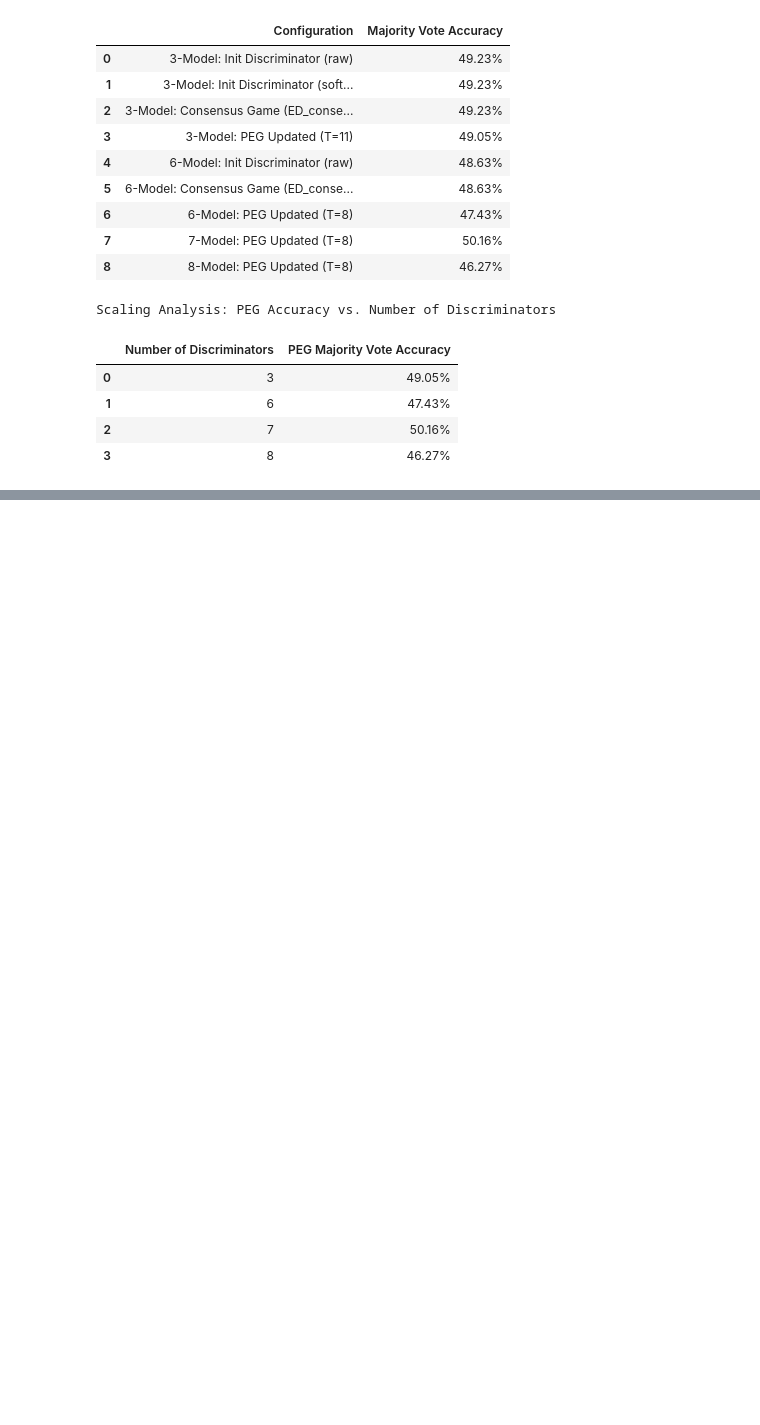
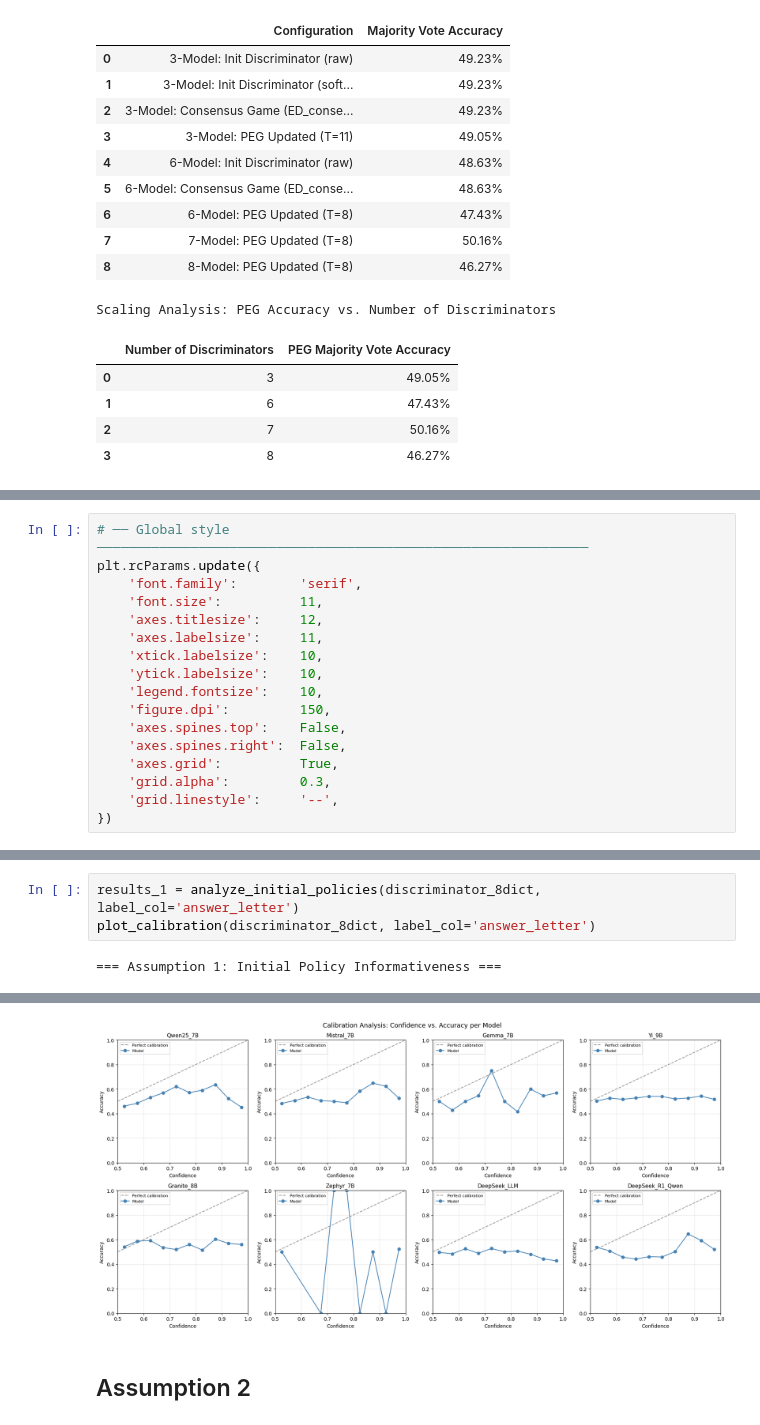
Before and after one commit to christyhui/CHui_MASDS_Thesis_PEG_Application, a Jupyter notebook: chui_thesis_contents/PEGMechanism.ipynb, the cells around one changed output, grey strips where cells are left out. Cells and saved outputs as stored; diff of their text form; blank space fills up the shorter version.

```diff
--- a/chui_thesis_contents/PEGMechanism.ipynb
+++ b/chui_thesis_contents/PEGMechanism.ipynb
@@ -1099,0 +1139,17 @@ Scaling Analysis: PEG Accuracy vs. Number of Discriminators
+# %%
+# ── Global style ───────────────────────────────────────────────────────────────
+plt.rcParams.update({
+    'font.family':        'serif',
+    'font.size':          11,
+    'axes.titlesize':     12,
+    'axes.labelsize':     11,
+    'xtick.labelsize':    10,
+    'ytick.labelsize':    10,
+    'legend.fontsize':    10,
+    'figure.dpi':         150,
+    'axes.spines.top':    False,
+    'axes.spines.right':  False,
+    'axes.grid':          True,
+    'grid.alpha':         0.3,
+    'grid.linestyle':     '--',
+})
@@ -1099,0 +1902,5 @@ Scaling Analysis: PEG Accuracy vs. Number of Discriminators
+# %%
+results_1 = analyze_initial_policies(discriminator_8dict, label_col='answer_letter')
+plot_calibration(discriminator_8dict, label_col='answer_letter')
+# %% [output]
+=== Assumption 1: Initial Policy Informativeness ===
@@ -1099,0 +1916,3 @@ Scaling Analysis: PEG Accuracy vs. Number of Discriminators
+[figure, added]
+# %% [markdown]
+## Assumption 2
```
Also changed, not shown: parts of 36 cells of this notebook, 14 other files.
